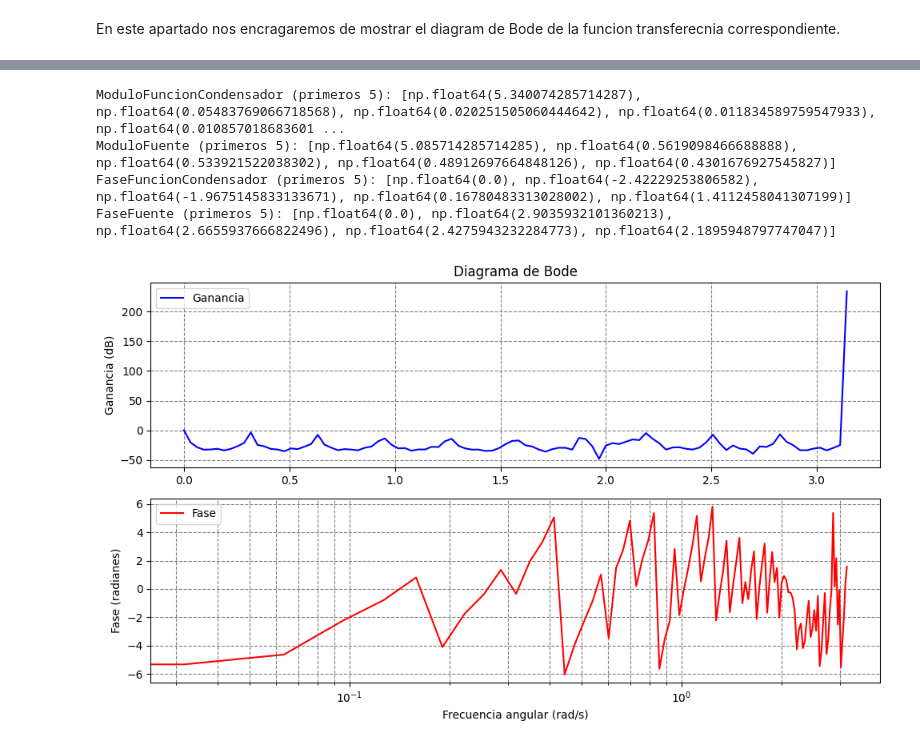
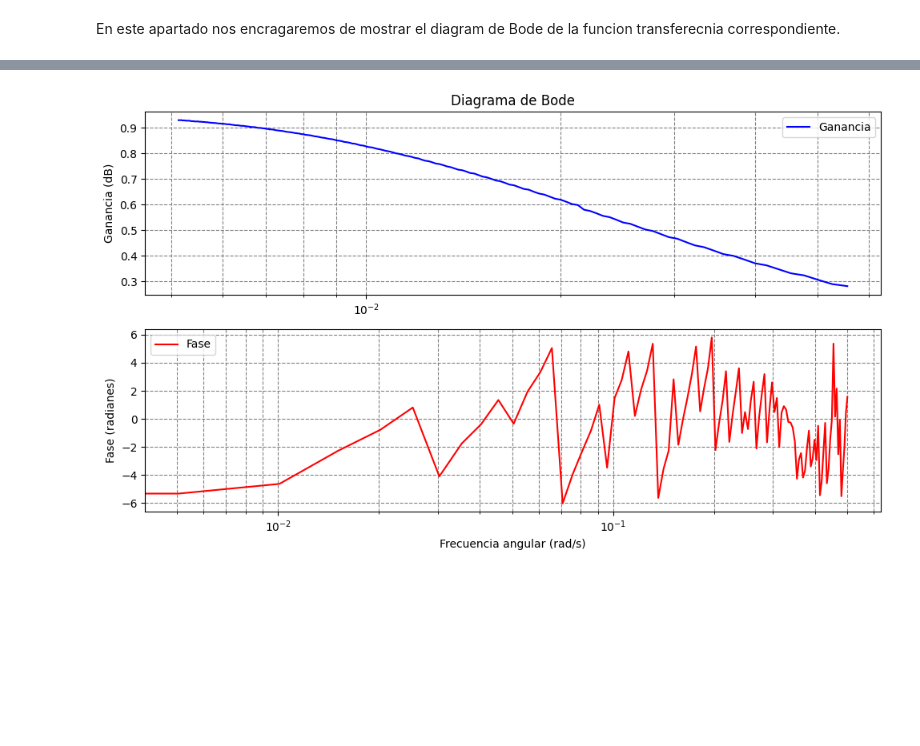
Before and after one commit to WetZap/Practicas-Circuitos, a Jupyter notebook: Practicas/Sesion 5/QuintaSesion.ipynb, the cells around one changed output, grey strips where cells are left out. Drawn from its saved outputs; the diff is of its cells as text; code cells hidden in the pictures; blank space fills up the shorter version.

```diff
--- a/Practicas/Sesion 5/QuintaSesion.ipynb
+++ b/Practicas/Sesion 5/QuintaSesion.ipynb
@@ -476,7 +476,7 @@ Este apartado lo hemos subdividido en dos, en el primero observamos la gráfica
 EXPLICAR UN PCO MEJOR
 # %%
 # Definimos la funcion de la Fuente para su Posterior uso. Esta función es un pulso cuadrado.
-def FuncionVoltageFue(t):
+def FuncionVoltageFuente(t):
     if t <= Tiempo0:
         return 0.0
     elif Tiempo0 < t < Tiempo1:
@@ -498,7 +498,7 @@ FaseFuente = []
 frec = np.linspace(-0.5,0.5,100)
 
 for i in Tiempo:
-    VoltajeFuenteLista.append(FuncionVoltageFue(i))
+    VoltajeFuenteLista.append(FuncionVoltageFuente(i))
 VoltajeFuenteLista = np.array(VoltajeFuenteLista)
 
 # Calculamos la Transformada discreta de Fourier
@@ -578,7 +578,7 @@ FaseFuente = []
 frec = np.linspace(0,0.5,100)
 
 for i in Tiempo:
-    VoltajeFuenteLista.append(FuncionVoltageFue(i))
+    VoltajeFuenteLista.append(FuncionVoltageFuente(i))
 VoltajeFuenteLista = np.array(VoltajeFuenteLista)
 
 # Calculamos la Transformada discreta de Fourier
@@ -665,48 +665,45 @@ Fase = []
 FrecuenciaAngu = []
 FrecuenciaAnguModulo = []
 FrecuenciaAngularPlotear =[]
+Frecuencia = []
+for i in Tiempo:
+    Frecuencia.append(1/i)
 
 # Variables simuladas para los datos. Reemplazar con las reales de tu notebook.
 
-# Validación de los valores
-print("ModuloFuncionCondensador (primeros 5):", ModuloFuncionCondensador[:5])
-print("ModuloFuente (primeros 5):", ModuloFuente[:5])
-print("FaseFuncionCondensador (primeros 5):", FaseFuncionCondensador[:5])
-print("FaseFuente (primeros 5):", FaseFuente[:5])
+
 
 # Cálculo de la ganancia
-Ganancia = [20 * np.log10(mf / mf_in) for mf, mf_in in zip(ModuloFuncionCondensador, ModuloFuente)]
+#Ganancia = [20 * np.log10(mf / mf_in) for mf, mf_in in zip(ModuloFuncionCondensador, ModuloFuente)]
+
+Ganancia = [(mf / mf_in) for mf, mf_in in zip(VoltajeCondensador, VoltajeFuenteLista)]
 
 Fase = [fase_out - fase_in for fase_out, fase_in in zip(FaseFuncionCondensador, FaseFuente)]
 
 
 # Transformar frecuencia lineal a angular
 FrecuenciaAngu = 2 * np.pi * frec
 
 # Graficar el diagrama de Bode
 plt.figure(figsize=(10, 6))
 
 # Gráfica de ganancia
 plt.subplot(2, 1, 1)
-plt.plot(FrecuenciaAngu, Ganancia, label="Ganancia", color="blue")
+plt.semilogx(Frecuencia, Ganancia, label="Ganancia", color="blue")
 plt.title("Diagrama de Bode")
 plt.ylabel("Ganancia (dB)")
 plt.grid(True, which="both", linestyle="--", color="gray")
 plt.legend()
 
 # Gráfica de fase
 plt.subplot(2, 1, 2)
-plt.semilogx(FrecuenciaAngu, Fase, label="Fase", color="red")
+plt.semilogx(frec, Fase, label="Fase", color="red")
 plt.ylabel("Fase (radianes)")
 plt.xlabel("Frecuencia angular (rad/s)")
 plt.grid(True, which="both", linestyle="--", color="gray")
 plt.legend()
 
 plt.tight_layout()
 plt.show()
 # %% [output]
-ModuloFuncionCondensador (primeros 5): [np.float64(5.340074285714287), np.float64(0.05483769066718568), np.float64(0.020251505060444642), np.float64(0.011834589759547933), np.float64(0.010857018683601 ...
-ModuloFuente (primeros 5): [np.float64(5.085714285714285), np.float64(0.5619098466688888), np.float64(0.533921522038302), np.float64(0.48912697664848126), np.float64(0.4301676927545827)]
-FaseFuncionCondensador (primeros 5): [np.float64(0.0), np.float64(-2.42229253806582), np.float64(-1.9675145833133671), np.float64(0.16780483313028002), np.float64(1.4112458041307199)]
-FaseFuente (primeros 5): [np.float64(0.0), np.float64(2.9035932101360213), np.float64(2.6655937666822496), np.float64(2.4275943232284773), np.float64(2.1895948797747047)]
-[figure, old version]
+[figure, new version]
```
Also changed, not shown: parts of 1 cell of this notebook.
